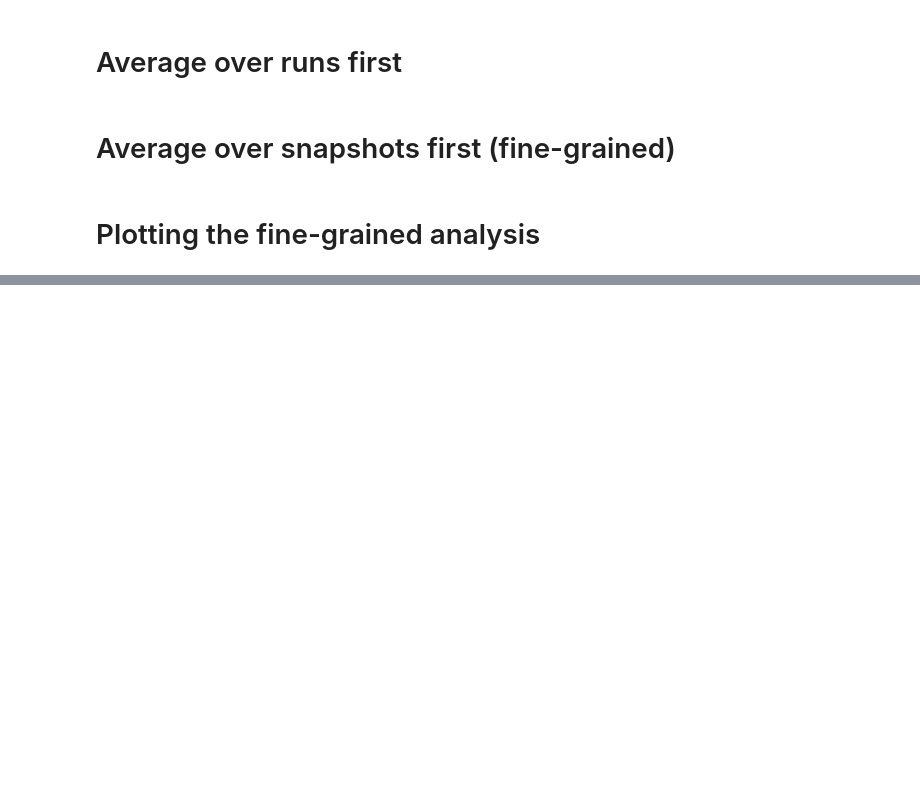
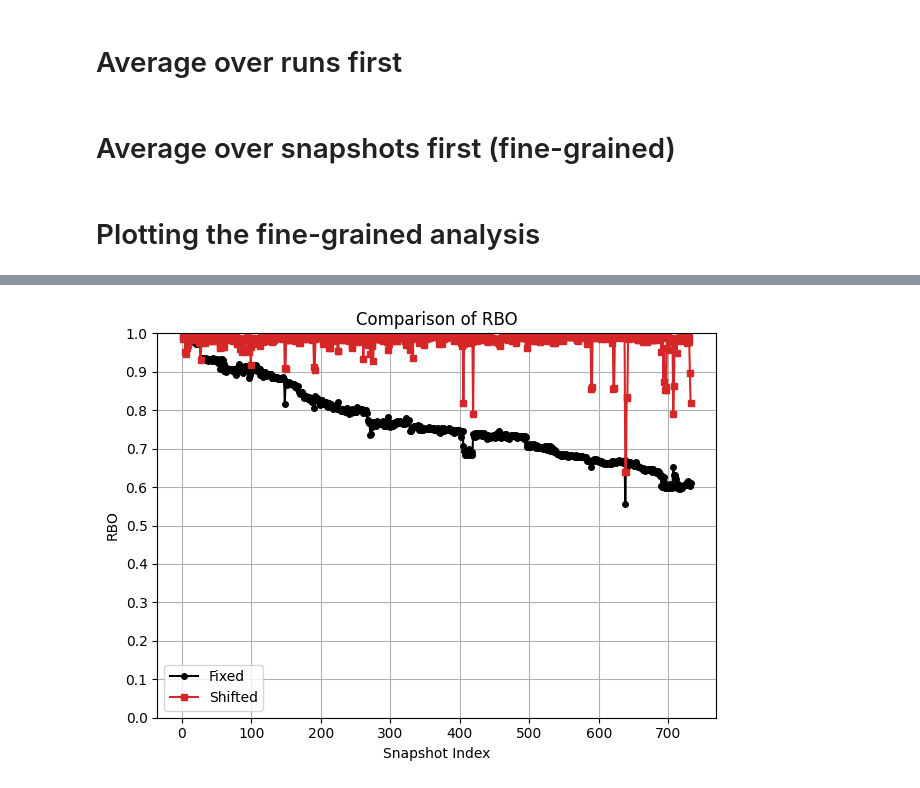
Before and after one commit to Bulat27/Tonic_with_MDP_Updated, a Jupyter notebook: preliminary_analysis/code/analysis/analysis.ipynb, the cells around one changed output, grey strips where cells are left out. Cells and saved outputs as stored; diff of their text form; code cells hidden in the pictures; blank space fills up the shorter version.

```diff
--- a/preliminary_analysis/code/analysis/analysis.ipynb
+++ b/preliminary_analysis/code/analysis/analysis.ipynb
@@ -175,0 +330,9 @@ plt.show()
+# %%
+plot_metric_comparison(
+    fixed_run_folder="/home/nikolabulat/Snapshot_Update/Tonic/preliminary_analysis/outputs/as_733_fixed_predictor/run",
+    shifted_run_folder="/home/nikolabulat/Snapshot_Update/Tonic/preliminary_analysis/outputs/as_733_one_before_predictor/run",
+    metric_filename="rbo.txt",
+    ylabel="RBO"
+)
+# %% [output]
+[figure, added]
```
Also changed, not shown: parts of 30 cells of this notebook, 15 other files.
